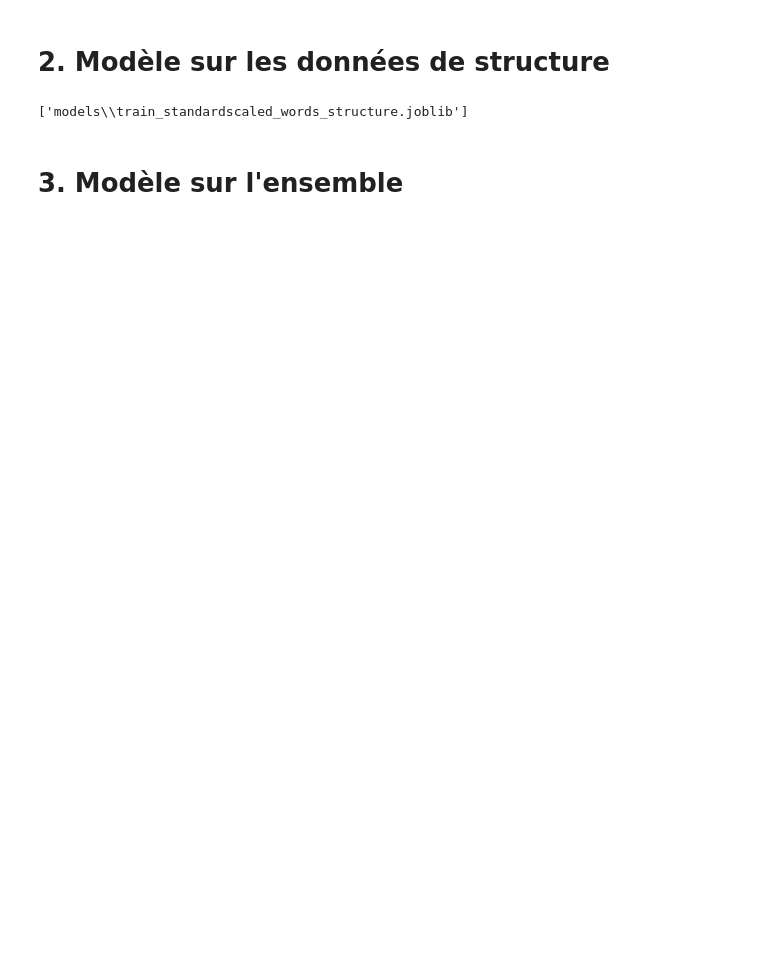
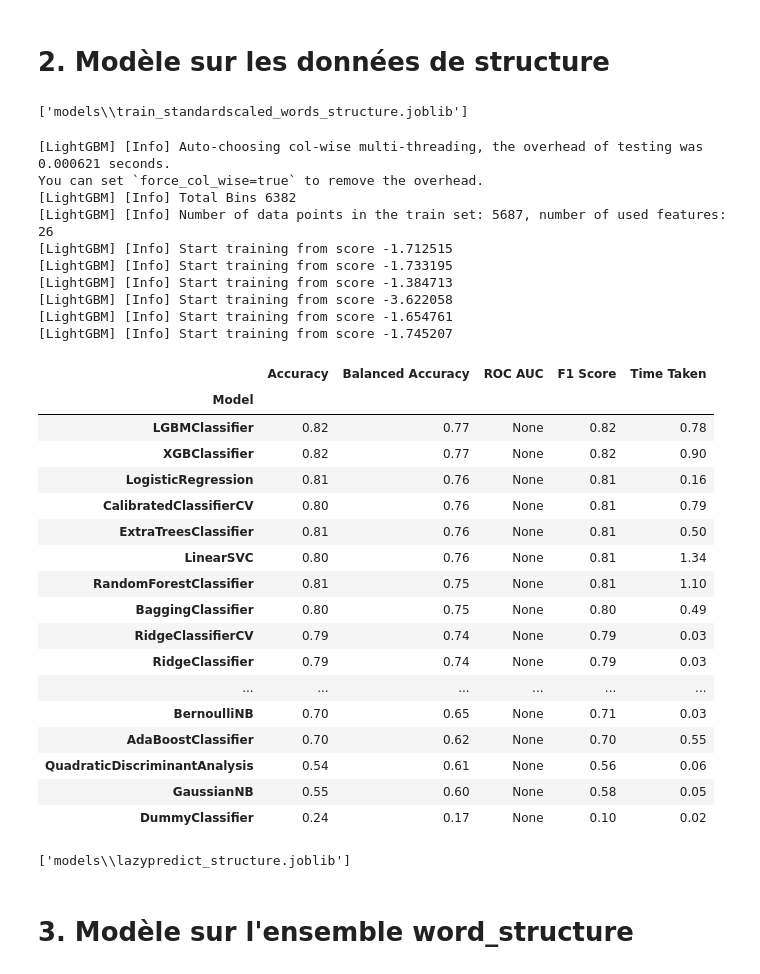
Before and after one commit to HSrbyte/doc-classifier, a Jupyter notebook: notebooks/08-fernandez-choice-models-text.ipynb, the cells around one changed output. Saved outputs shown, nothing was run; the diff lists cells and outputs as text; code cells hidden in the pictures; blank space fills up the shorter version.

```diff
--- a/notebooks/08-fernandez-choice-models-text.ipynb
+++ b/notebooks/08-fernandez-choice-models-text.ipynb
@@ -72,15 +111,48 @@ dump(X_train_scaled, 'models\\train_standardscaled_words_structure.joblib')
 # %% [output]
 ['models\\train_standardscaled_words_structure.joblib']
 # %%
-clf_strucure = LazyClassifier(
+# Approximately 5min
+
+clf_structure = LazyClassifier(
     verbose=0, ignore_warnings=True, custom_metric=None)
 
-models, predictions = clf_strucure.fit(
+models, predictions = clf_structure.fit(
     X_train_scaled, X_test_scaled, y_train_encoded, y_test_encoded)
 display(models)
+# %% [output]
+[LightGBM] [Info] Auto-choosing col-wise multi-threading, the overhead of testing was 0.000621 seconds.
+You can set `force_col_wise=true` to remove the overhead.
+[LightGBM] [Info] Total Bins 6382
+[LightGBM] [Info] Number of data points in the train set: 5687, number of used features: 26
+[LightGBM] [Info] Start training from score -1.712515
+[LightGBM] [Info] Start training from score -1.733195
+[LightGBM] [Info] Start training from score -1.384713
+[LightGBM] [Info] Start training from score -3.622058
+[LightGBM] [Info] Start training from score -1.654761
+[LightGBM] [Info] Start training from score -1.745207
+|  | Accuracy | Balanced Accuracy | ROC AUC | F1 Score | Time Taken |
+| Model |  |  |  |  |  |
+| LGBMClassifier | 0.82 | 0.77 | None | 0.82 | 0.78 |
+| XGBClassifier | 0.82 | 0.77 | None | 0.82 | 0.90 |
+| LogisticRegression | 0.81 | 0.76 | None | 0.81 | 0.16 |
+| CalibratedClassifierCV | 0.80 | 0.76 | None | 0.81 | 0.79 |
+| ExtraTreesClassifier | 0.81 | 0.76 | None | 0.81 | 0.50 |
+| LinearSVC | 0.80 | 0.76 | None | 0.81 | 1.34 |
+| RandomForestClassifier | 0.81 | 0.75 | None | 0.81 | 1.10 |
+| BaggingClassifier | 0.80 | 0.75 | None | 0.80 | 0.49 |
+| RidgeClassifierCV | 0.79 | 0.74 | None | 0.79 | 0.03 |
+| RidgeClassifier | 0.79 | 0.74 | None | 0.79 | 0.03 |
+| ... | ... | ... | ... | ... | ... |
+| BernoulliNB | 0.70 | 0.65 | None | 0.71 | 0.03 |
+| AdaBoostClassifier | 0.70 | 0.62 | None | 0.70 | 0.55 |
+| QuadraticDiscriminantAnalysis | 0.54 | 0.61 | None | 0.56 | 0.06 |
+| GaussianNB | 0.55 | 0.60 | None | 0.58 | 0.05 |
+| DummyClassifier | 0.24 | 0.17 | None | 0.10 | 0.02 |
 # %%
-dump(clf_strucure, 'models\lazypredict_structure.joblib')
+dump(clf_structure, 'models\lazypredict_structure.joblib')
+# %% [output]
+['models\\lazypredict_structure.joblib']
 # %% [markdown]
-# 3. Modèle sur l'ensemble
+# 3. Modèle sur l'ensemble word_structure
 # %%
 # Rebuilding the dataframe while keeping the transformations
```
Also changed, not shown: parts of 7 cells of this notebook.
